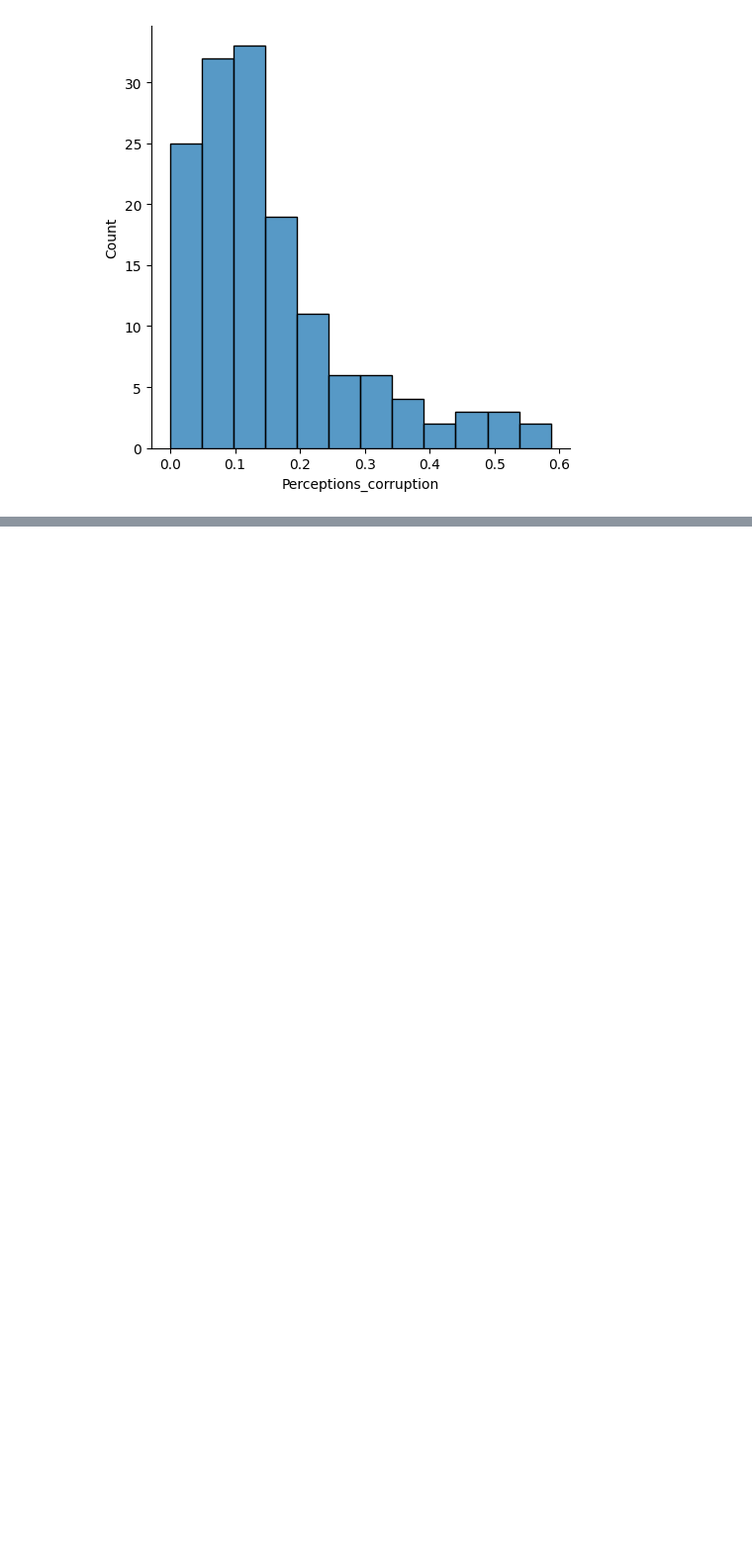
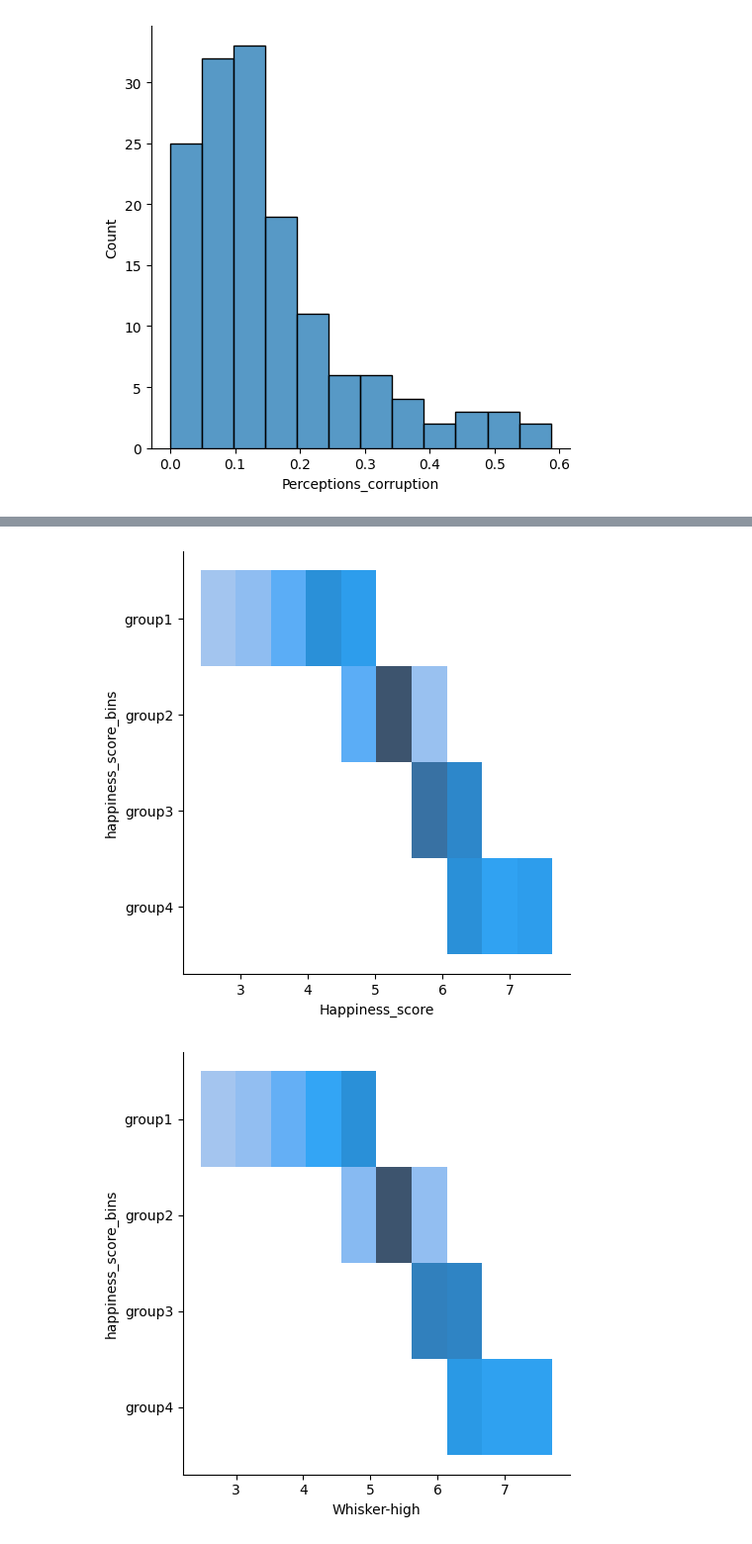
Before and after one commit to AyantikaChatt/world_happiness_index, a Jupyter notebook: happiness_index.ipynb, the cells around one changed output, grey strips where cells are left out. Shown at 99% size. Cells and saved outputs as stored; diff of their text form; code cells hidden in the pictures; blank space fills up the shorter version.

```diff
--- a/happiness_index.ipynb
+++ b/happiness_index.ipynb
@@ -74,0 +87,9 @@ for feature in features:
+# %%
+df['happiness_score_bins']=pd.cut(df['Happiness_score'],bins=[0, 4.88, 5.57, 6.31, 7.82], labels=['group1', 'group2', 'group3', 'group4'])
+# %%
+#separate by bins created
+for feature in features:
+ sns.displot(data=df, x=feature, y='happiness_score_bins')
+# %% [output]
+[figure, added]
+[figure, added]
```
Also changed, not shown: parts of 12 cells of this notebook.
